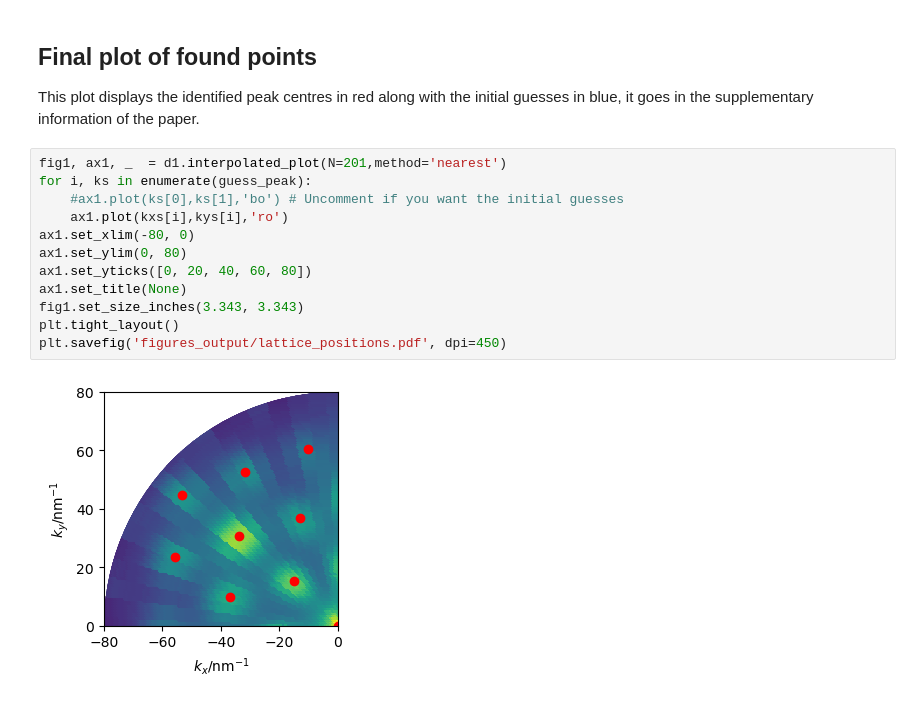
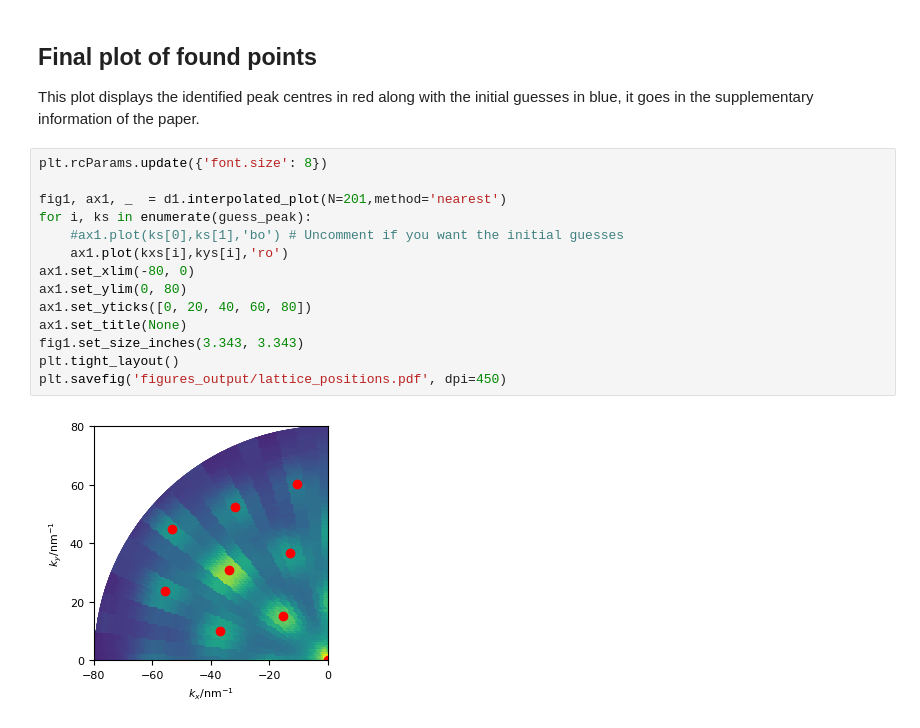
Before and after one commit to slambrick/mos2-defects, a Jupyter notebook: sample1a_lattice_constant.ipynb, the cells around one changed output. Saved outputs shown, nothing was run; the diff lists cells and outputs as text.

```diff
--- a/sample1a_lattice_constant.ipynb
+++ b/sample1a_lattice_constant.ipynb
@@ -217,16 +217,18 @@ a = 0.3202 +/- 0.0067 pm
 
 This plot displays the identified peak centres in red along with the initial guesses in blue, it goes in the supplementary information of the paper.
 # %%
+plt.rcParams.update({'font.size': 8})
+
 fig1, ax1, _  = d1.interpolated_plot(N=201,method='nearest')
 for i, ks in enumerate(guess_peak):
     #ax1.plot(ks[0],ks[1],'bo') # Uncomment if you want the initial guesses
     ax1.plot(kxs[i],kys[i],'ro')
 ax1.set_xlim(-80, 0)
 ax1.set_ylim(0, 80)
 ax1.set_yticks([0, 20, 40, 60, 80])
 ax1.set_title(None)
 fig1.set_size_inches(3.343, 3.343)
 plt.tight_layout()
 plt.savefig('figures_output/lattice_positions.pdf', dpi=450)
 # %% [output]
-[figure, old version]
+[figure, new version]
```
Also changed, not shown: 1 other file.
